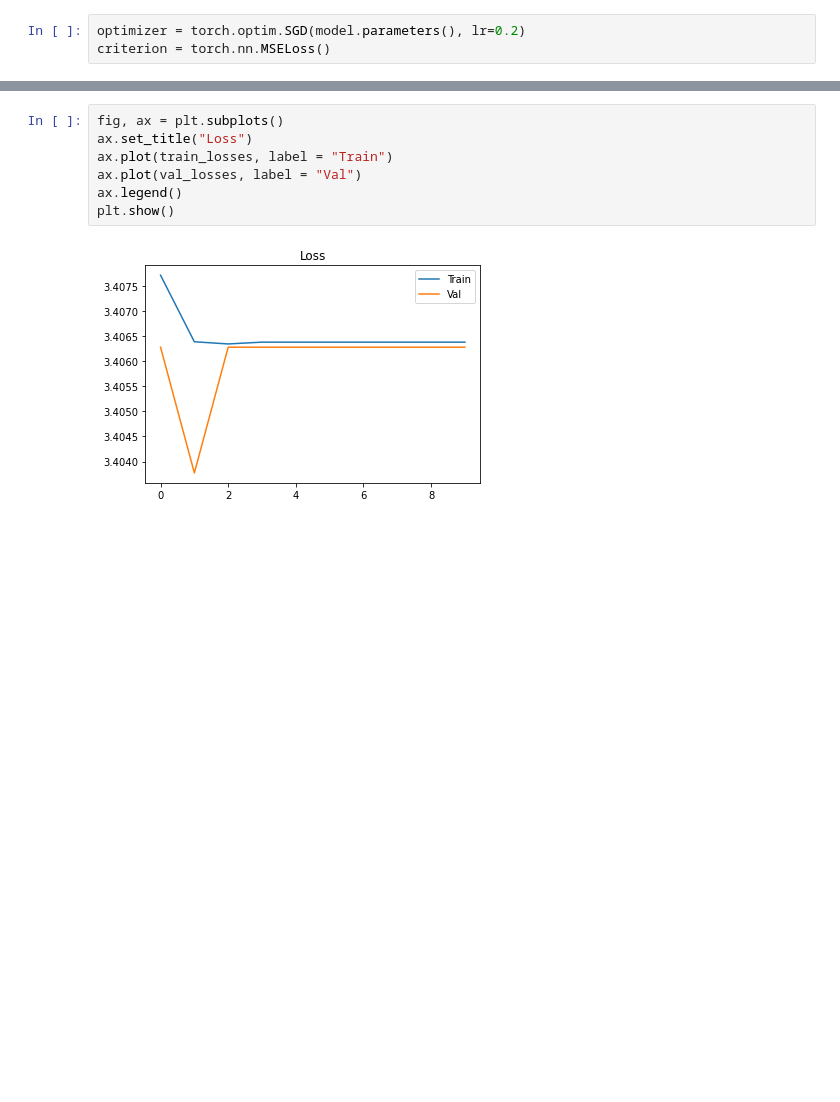
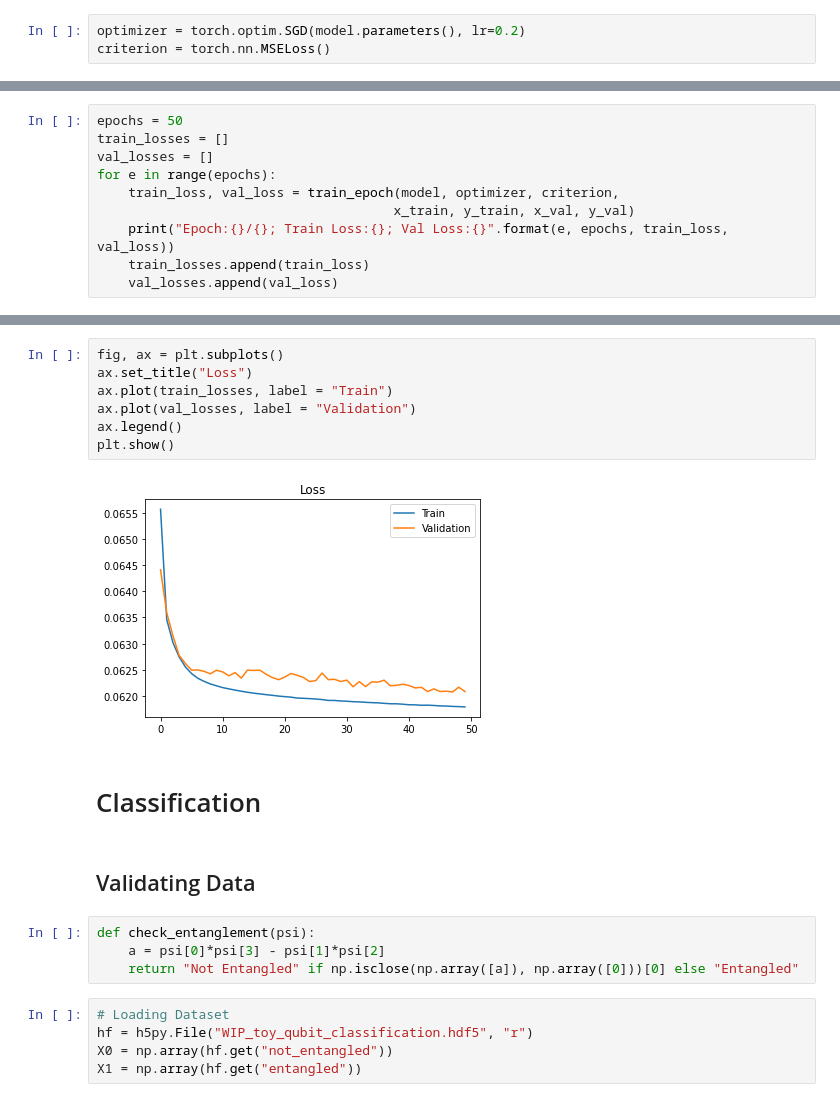
Before and after one commit to TDHTTTT/GCNN, a Jupyter notebook: WIP_toy_qubit.ipynb, the cells around one changed output, grey strips where cells are left out. Saved outputs shown, nothing was run; the diff lists cells and outputs as text; blank space fills up the shorter version.

Commit message:
added classification; both models are learning!

```diff
--- a/WIP_toy_qubit.ipynb
+++ b/WIP_toy_qubit.ipynb
@@ -137,0 +136,10 @@ for e in range(epochs):
+# %%
+epochs = 50
+train_losses = []
+val_losses = []
+for e in range(epochs):
+    train_loss, val_loss = train_epoch(model, optimizer, criterion,
+                                      x_train, y_train, x_val, y_val)
+    print("Epoch:{}/{}; Train Loss:{}; Val Loss:{}".format(e, epochs, train_loss, val_loss))
+    train_losses.append(train_loss)
+    val_losses.append(val_loss)
@@ -138,9 +164,22 @@ for e in range(epochs):
 # %%
 fig, ax = plt.subplots()
 ax.set_title("Loss")
 ax.plot(train_losses, label = "Train")
-ax.plot(val_losses, label = "Val")
+ax.plot(val_losses, label = "Validation")
 ax.legend()
 plt.show()
 # %% [output]
-[figure, old version]
+[figure, new version]
+# %% [markdown]
+# Classification
+# %% [markdown]
+## Validating Data
+# %%
+def check_entanglement(psi):
+    a = psi[0]*psi[3] - psi[1]*psi[2]
+    return "Not Entangled" if np.isclose(np.array([a]), np.array([0]))[0] else "Entangled"
+# %%
+# Loading Dataset
+hf = h5py.File("WIP_toy_qubit_classification.hdf5", "r")
+X0 = np.array(hf.get("not_entangled"))
+X1 = np.array(hf.get("entangled"))
```
Also changed, not shown: parts of 18 cells of this notebook.
